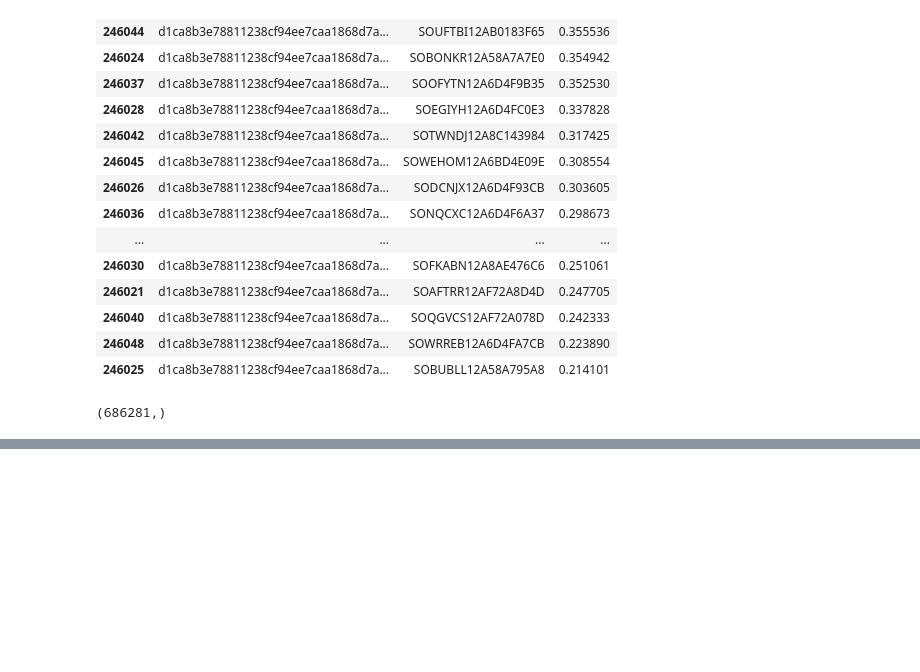
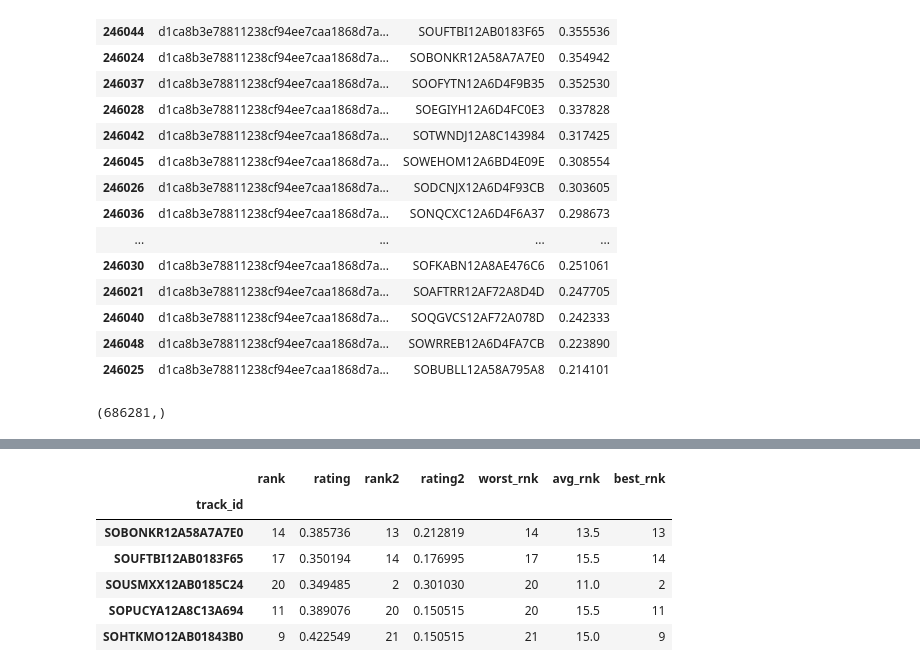
Before and after one commit to chrisshaffer/group-playlist-recommender, a Jupyter notebook: src/score_notebook.ipynb, the cells around one changed output, grey strips where cells are left out. Saved outputs shown, nothing was run; the diff lists cells and outputs as text; code cells hidden in the pictures; blank space fills up the shorter version.

```diff
--- a/src/score_notebook.ipynb
+++ b/src/score_notebook.ipynb
@@ -69,0 +173,14 @@ predictions['user_id'].shape
+# %%
+predictions.drop('rating_new', axis=1, inplace=True)
+# %%
+dfs = []
+for idx, user_id in enumerate(user_ids):
+    sorted_by_rating = predictions[predictions['user_id'] == user_id].sort_values(
+        by='rating',ascending=False).reset_index().drop(
+        columns=['user_id','index']).reset_index().set_index('track_id')
+    dfs.append(sorted_by_rating.rename(columns={'index':'rank'},inplace=True))
+    if idx == 0:
+        rankings = sorted_by_rating
+    else:
+        rankings = rankings.join(sorted_by_rating,rsuffix=str(idx+1))
+print(rankings.head(20))
@@ -69,0 +205,22 @@ predictions['user_id'].shape
+# %%
+n_songs = 5
+rank_cols = [col for col in rankings.columns if 'rank' in col]
+
+# Least misery strategy
+rankings['worst_rnk'] = rankings[rank_cols].max(axis=1)
+
+# Average rank strategy
+rankings['avg_rnk'] = rankings[rank_cols].mean(axis=1)
+
+# Most pleasure strategy
+rankings['best_rnk'] = rankings[rank_cols].min(axis=1)
+
+rankings.sort_values('worst_rnk')[:n_songs]
+# %% [output]
+|  | rank | rating | rank2 | rating2 | worst_rnk | avg_rnk | best_rnk |
+| track_id |  |  |  |  |  |  |  |
+| SOBONKR12A58A7A7E0 | 14 | 0.385736 | 13 | 0.212819 | 14 | 13.5 | 13 |
+| SOUFTBI12AB0183F65 | 17 | 0.350194 | 14 | 0.176995 | 17 | 15.5 | 14 |
+| SOUSMXX12AB0185C24 | 20 | 0.349485 | 2 | 0.301030 | 20 | 11.0 | 2 |
+| SOPUCYA12A8C13A694 | 11 | 0.389076 | 20 | 0.150515 | 20 | 15.5 | 11 |
+| SOHTKMO12AB01843B0 | 9 | 0.422549 | 21 | 0.150515 | 21 | 15.0 | 9 |
```
Also changed, not shown: parts of 12 cells of this notebook, 6 other files.
